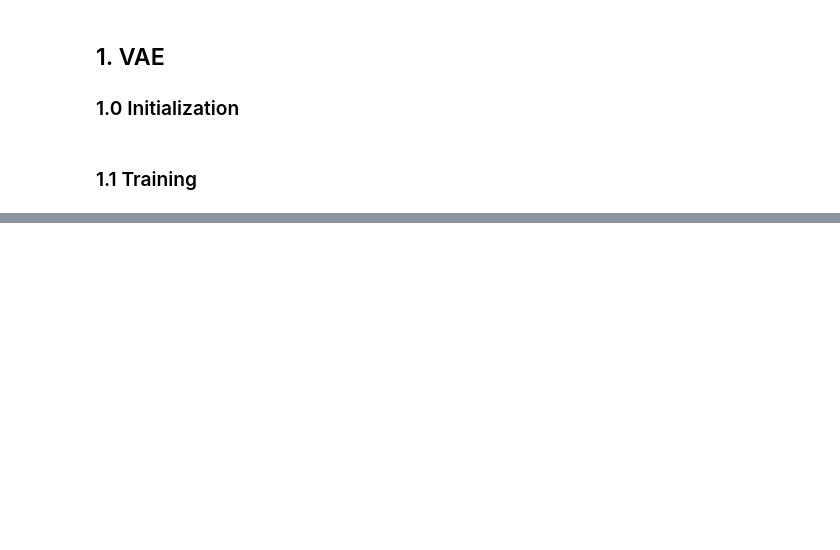
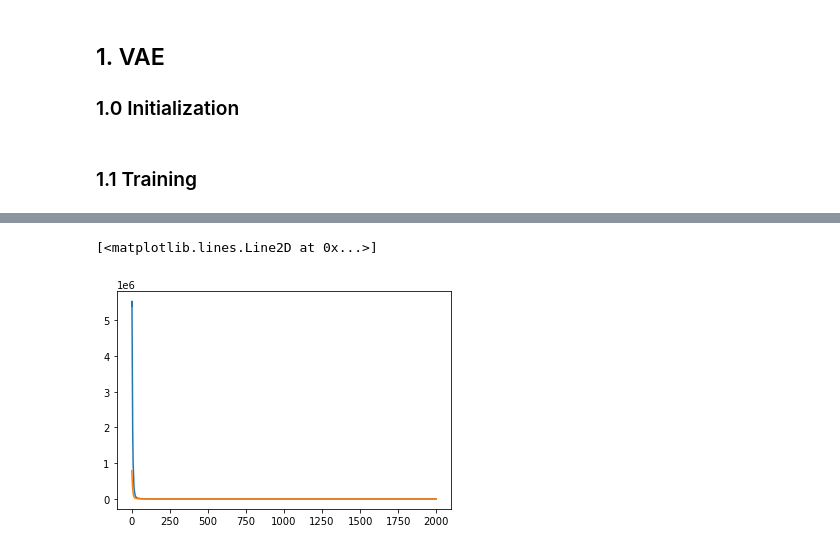
Before and after one commit to davidberger2785/Model-selection-for-causal-inference, a Jupyter notebook: analyse.ipynb, the cells around one changed output, grey strips where cells are left out. Drawn from its saved outputs; the diff is of its cells as text; code cells hidden in the pictures; blank space fills up the shorter version.

```diff
--- a/analyse.ipynb
+++ b/analyse.ipynb
@@ -71,0 +100,6 @@ model_stack, loss_train_stack, loss_valid_stack = training(train, valid, vae, op
+# %%
+plt.plot(kl_train_stack)
+plt.plot(kl_valid_stack)
+# %% [output]
+[<matplotlib.lines.Line2D at 0x...>]
+[figure, added]
```
Also changed, not shown: parts of 33 cells of this notebook.
